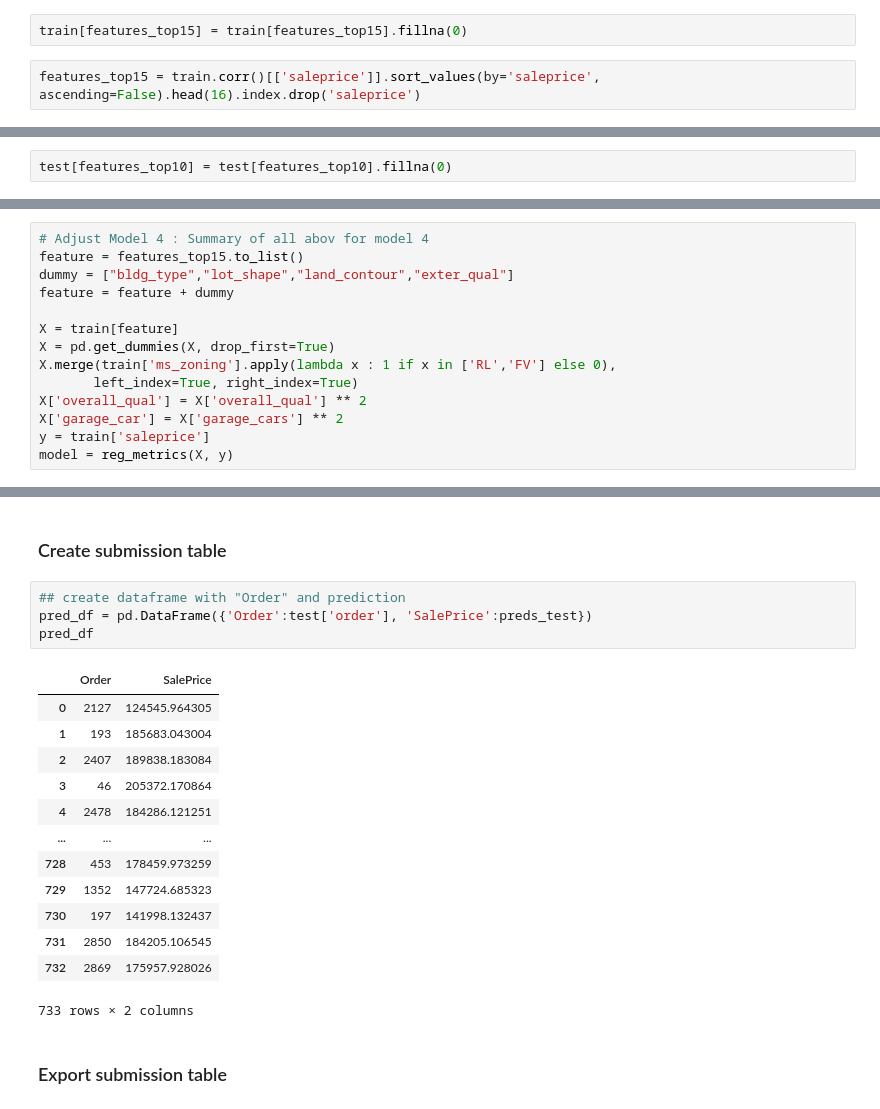
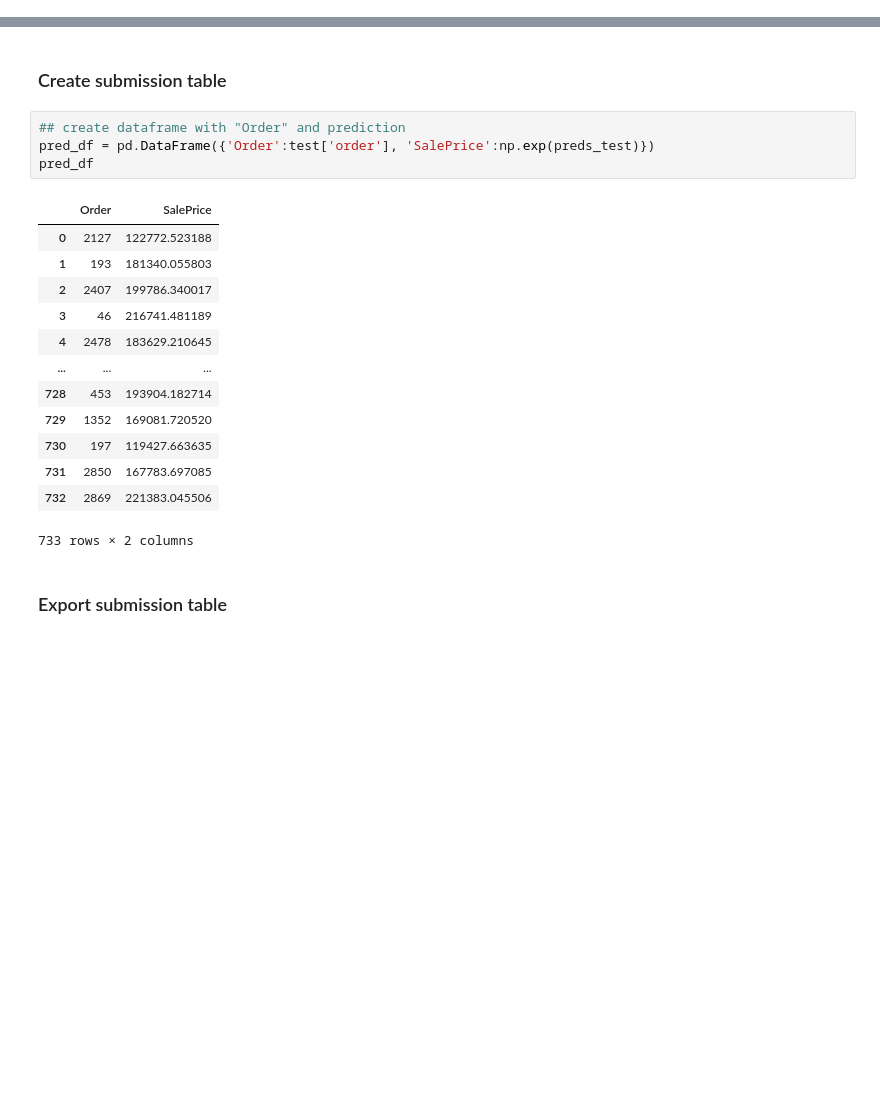
Before and after one commit to Chalermchon1993/DSI_Project_2_Regression_Ames_House_Price_Prediction, a Jupyter notebook: sample_code.ipynb, the cells around one changed output, grey strips where cells are left out. Saved outputs shown, nothing was run; the diff lists cells and outputs as text; blank space fills up the shorter version.

Commit message:
final model

```diff
--- a/sample_code.ipynb
+++ b/sample_code.ipynb
@@ -858,4 +438,0 @@ Adj_R2: 0.7882583662229
-# %%
-train[features_top15] = train[features_top15].fillna(0)
-# %%
-features_top15 = train.corr()[['saleprice']].sort_values(by='saleprice', ascending=False).head(16).index.drop('saleprice')
@@ -1140,2 +664,0 @@ test.columns = test.columns.str.lower().str.replace(" ", "_")
-# %%
-test[features_top10] = test[features_top10].fillna(0)
@@ -1173,14 +664,0 @@ pred_df.to_csv('submission.csv', index=False)
-# %%
-# Adjust Model 4 : Summary of all abov for model 4
-feature = features_top15.to_list()
-dummy = ["bldg_type","lot_shape","land_contour","exter_qual"]
-feature = feature + dummy
-
-X = train[feature]
-X = pd.get_dummies(X, drop_first=True)
-X.merge(train['ms_zoning'].apply(lambda x : 1 if x in ['RL','FV'] else 0),
-       left_index=True, right_index=True)
-X['overall_qual'] = X['overall_qual'] ** 2
-X['garage_car'] = X['garage_cars'] ** 2
-y = train['saleprice']
-model = reg_metrics(X, y)
@@ -1209,21 +741,21 @@ array([124545.96430474, 185683.04300398, 189838.1830841 , 205372.17086426,
 ### Create submission table
 # %%
 ## create dataframe with "Order" and prediction
-pred_df = pd.DataFrame({'Order':test['order'], 'SalePrice':preds_test})
+pred_df = pd.DataFrame({'Order':test['order'], 'SalePrice':np.exp(preds_test)})
 pred_df
 # %% [output]
 |  | Order | SalePrice |
-| 0 | 2127 | 124545.964305 |
-| 1 | 193 | 185683.043004 |
-| 2 | 2407 | 189838.183084 |
-| 3 | 46 | 205372.170864 |
-| 4 | 2478 | 184286.121251 |
+| 0 | 2127 | 122772.523188 |
+| 1 | 193 | 181340.055803 |
+| 2 | 2407 | 199786.340017 |
+| 3 | 46 | 216741.481189 |
+| 4 | 2478 | 183629.210645 |
 | ... | ... | ... |
-| 728 | 453 | 178459.973259 |
-| 729 | 1352 | 147724.685323 |
-| 730 | 197 | 141998.132437 |
-| 731 | 2850 | 184205.106545 |
-| 732 | 2869 | 175957.928026 |
+| 728 | 453 | 193904.182714 |
+| 729 | 1352 | 169081.720520 |
+| 730 | 197 | 119427.663635 |
+| 731 | 2850 | 167783.697085 |
+| 732 | 2869 | 221383.045506 |
 733 rows × 2 columns
 # %% [markdown]
 ### Export submission table
```
Also changed, not shown: parts of 124 cells of this notebook.
